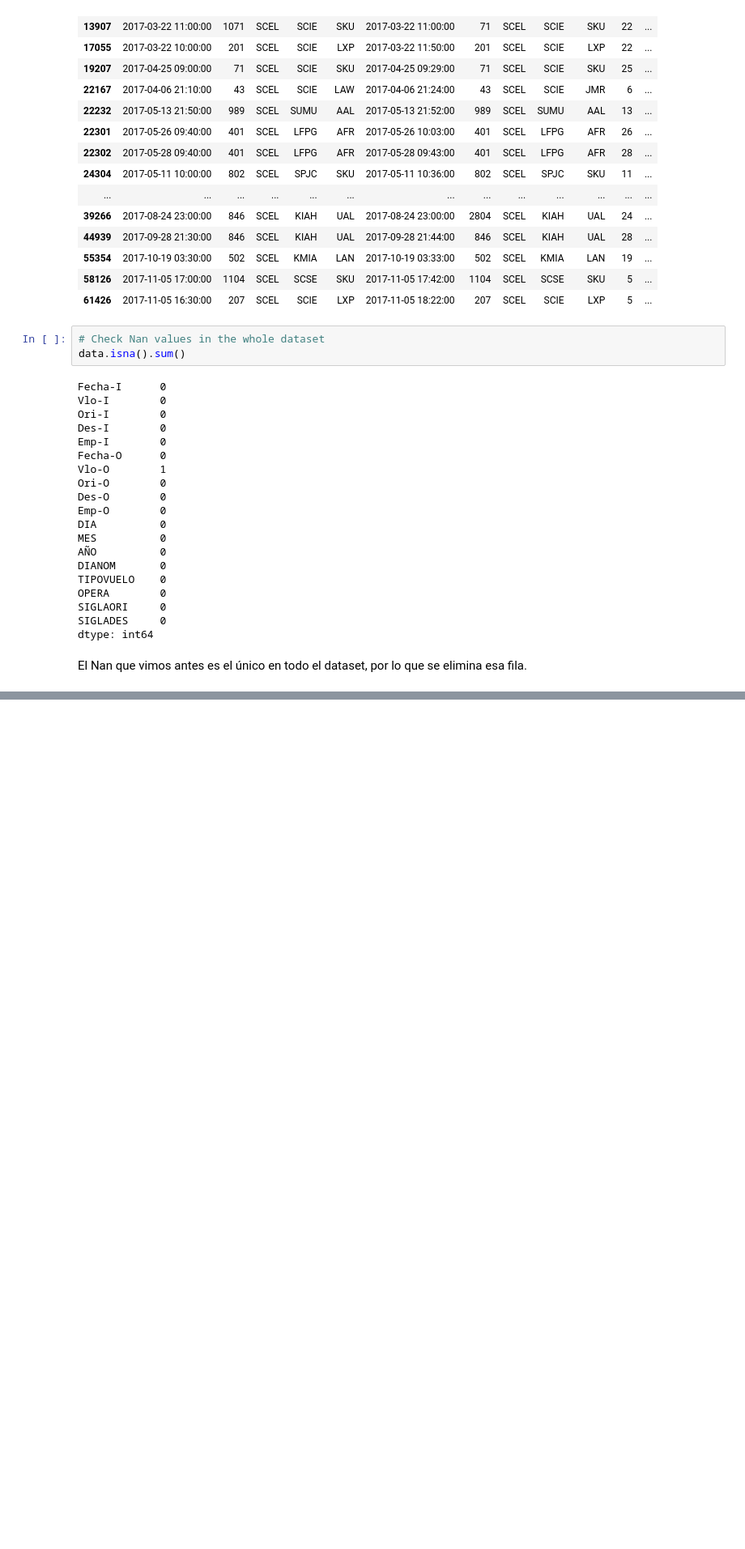
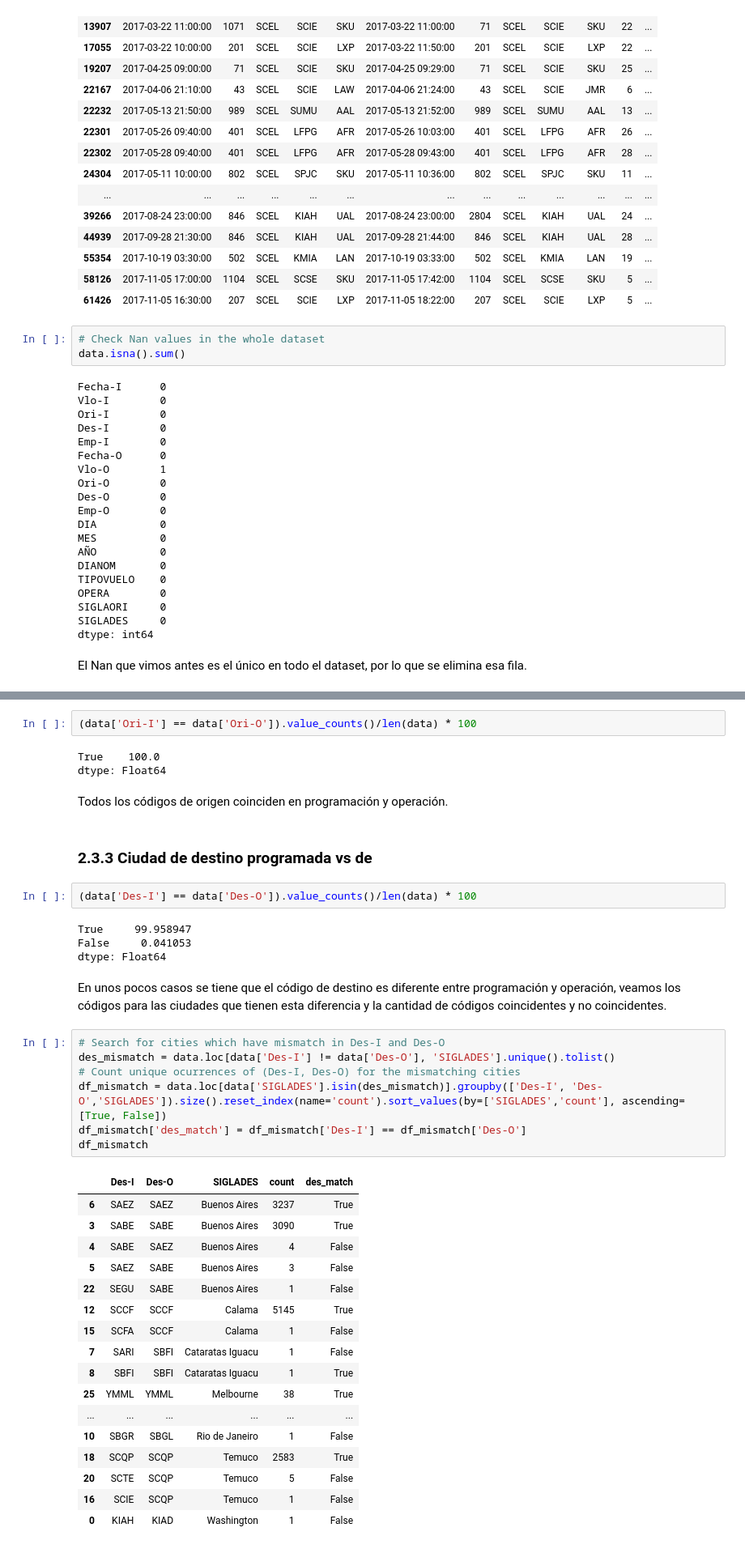
Before and after one commit to igonzalezperez/airline-challenge, a Jupyter notebook: solution.ipynb, the cells around one changed output, grey strips where cells are left out. Shown at 81% size. Cells and saved outputs as stored; diff of their text form; blank space fills up the shorter version.

```diff
--- a/solution.ipynb
+++ b/solution.ipynb
@@ -222,0 +286,42 @@ Aerolíneas: ['Aerolineas Argentinas' 'Aeromexico' 'Air Canada' 'Air France' 'Al
+# %%
+(data['Ori-I'] == data['Ori-O']).value_counts()/len(data) * 100
+# %% [output]
+True    100.0
+dtype: Float64
+# %% [markdown]
+Todos los códigos de origen coinciden en programación y operación.
+# %% [markdown]
+### 2.3.3 Ciudad de destino programada vs de
+# %%
+(data['Des-I'] == data['Des-O']).value_counts()/len(data) * 100
+# %% [output]
+True     99.958947
+False     0.041053
+dtype: Float64
+# %% [markdown]
+En unos pocos casos se tiene que el código de destino es diferente entre programación y operación, veamos los códigos para las ciudades que tienen esta diferencia y la cantidad de códigos coincidentes y no coincidentes.
+# %%
+# Search for cities which have mismatch in Des-I and Des-O
+des_mismatch = data.loc[data['Des-I'] != data['Des-O'], 'SIGLADES'].unique().tolist()
+# Count unique ocurrences of (Des-I, Des-O) for the mismatching cities
+df_mismatch = data.loc[data['SIGLADES'].isin(des_mismatch)].groupby(['Des-I', 'Des-O','SIGLADES']).size().reset_index(name='count').sort_values(by=['SIGLADES','count'], ascending=[True, False])
+df_mismatch['des_match'] = df_mismatch['Des-I'] == df_mismatch['Des-O']
+df_mismatch
+# %% [output]
+|  | Des-I | Des-O | SIGLADES | count | des_match |
+| 6 | SAEZ | SAEZ | Buenos Aires | 3237 | True |
+| 3 | SABE | SABE | Buenos Aires | 3090 | True |
+| 4 | SABE | SAEZ | Buenos Aires | 4 | False |
+| 5 | SAEZ | SABE | Buenos Aires | 3 | False |
+| 22 | SEGU | SABE | Buenos Aires | 1 | False |
+| 12 | SCCF | SCCF | Calama | 5145 | True |
+| 15 | SCFA | SCCF | Calama | 1 | False |
+| 7 | SARI | SBFI | Cataratas Iguacu | 1 | False |
+| 8 | SBFI | SBFI | Cataratas Iguacu | 1 | True |
+| 25 | YMML | YMML | Melbourne | 38 | True |
+| ... | ... | ... | ... | ... | ... |
+| 10 | SBGR | SBGL | Rio de Janeiro | 1 | False |
+| 18 | SCQP | SCQP | Temuco | 2583 | True |
+| 20 | SCTE | SCQP | Temuco | 5 | False |
+| 16 | SCIE | SCQP | Temuco | 1 | False |
+| 0 | KIAH | KIAD | Washington | 1 | False |
```
Also changed, not shown: parts of 25 cells of this notebook.
